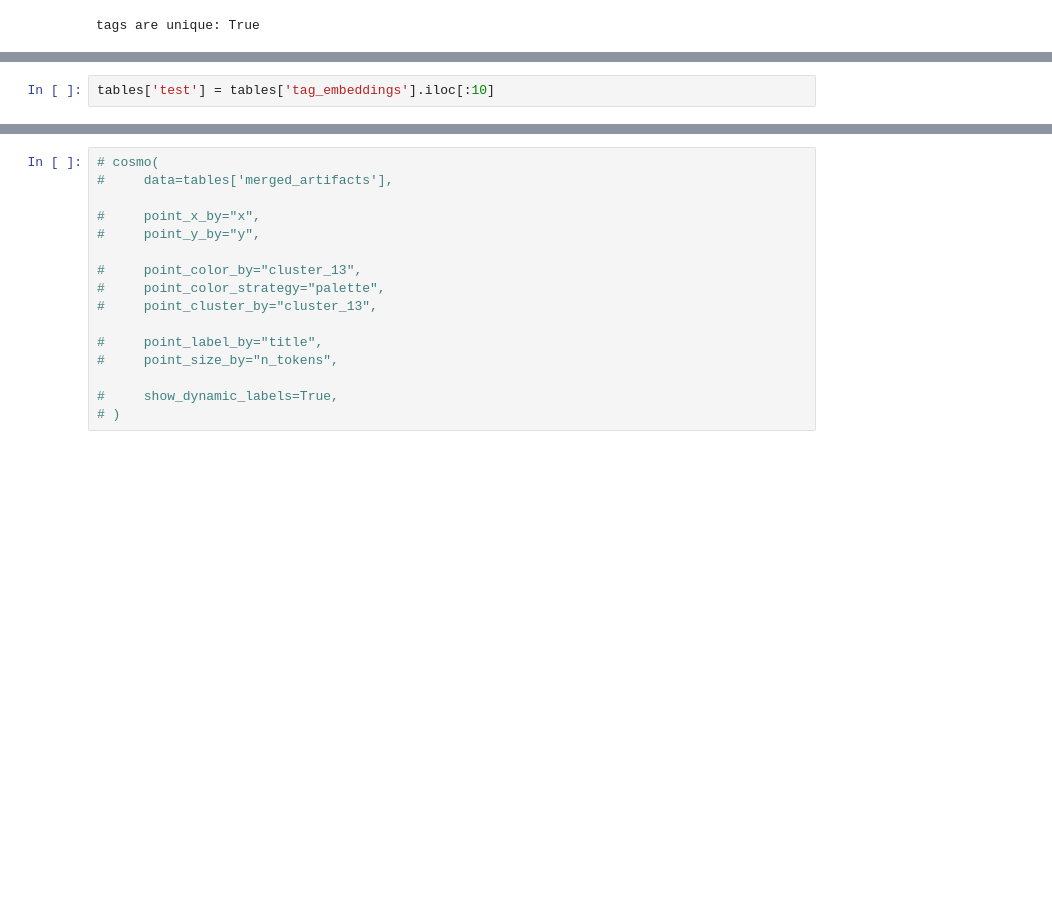
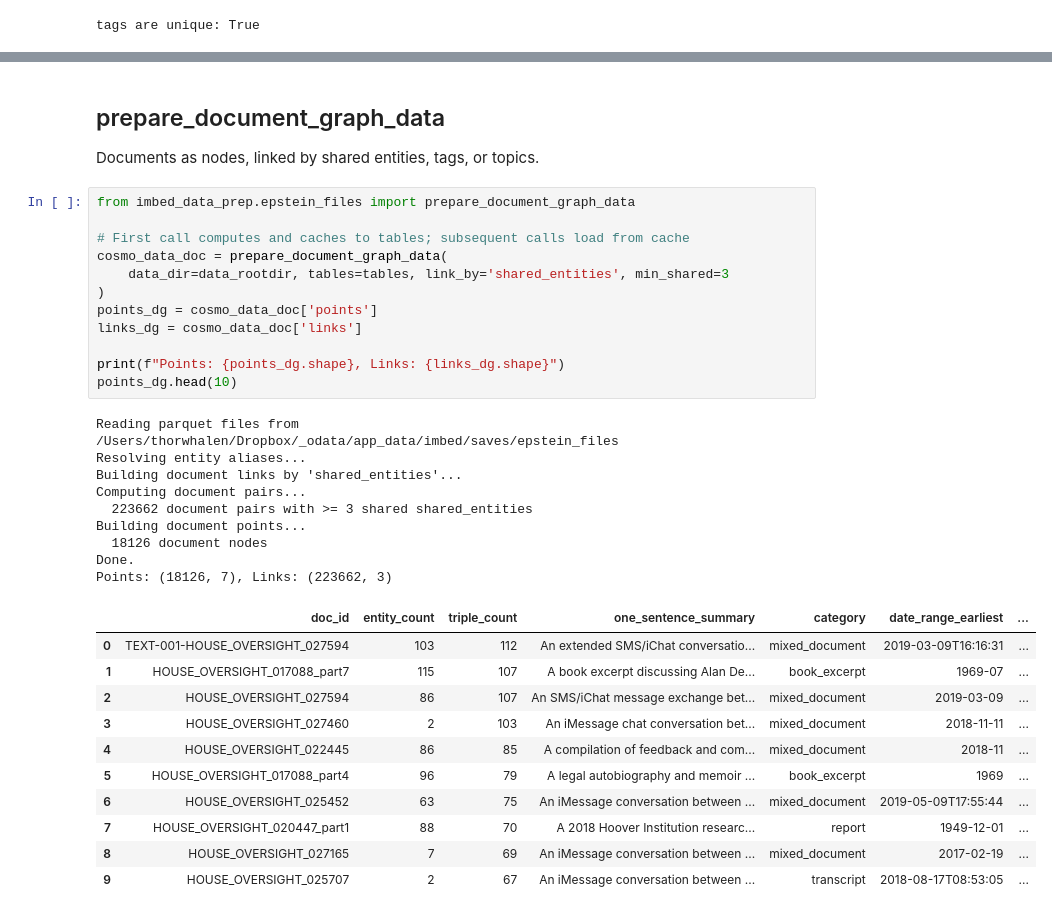
Before and after one commit to thorwhalen/imbed_data_prep, a Jupyter notebook: imbed_data_prep/epstein_files/epstein_files.ipynb, the cells around one changed output, grey strips where cells are left out. Saved outputs shown, nothing was run; the diff lists cells and outputs as text; blank space fills up the shorter version.

```diff
--- a/imbed_data_prep/epstein_files/epstein_files.ipynb
+++ b/imbed_data_prep/epstein_files/epstein_files.ipynb
@@ -198,2 +212,0 @@ len(tables['tag_embeddings'].iloc[0]['embedding'])
-# %%
-tables['test'] = tables['tag_embeddings'].iloc[:10]
@@ -398,19 +289,40 @@ cosmo(
 )
 # %% [output]
 Cosmograph(background_color=None, components_display_state_mode=None, focused_point_ring_color=None, hovered_p…
-# %%
-# cosmo(
-#     data=tables['merged_artifacts'],
-
-#     point_x_by="x",
-#     point_y_by="y",
-
-#     point_color_by="cluster_13",
-#     point_color_strategy="palette",
-#     point_cluster_by="cluster_13",
-
-#     point_label_by="title",
-#     point_size_by="n_tokens",
-
-#     show_dynamic_labels=True,
-# )
+# %% [markdown]
+## prepare_document_graph_data
+
+Documents as nodes, linked by shared entities, tags, or topics.
+# %%
+from imbed_data_prep.epstein_files import prepare_document_graph_data
+
+# First call computes and caches to tables; subsequent calls load from cache
+cosmo_data_doc = prepare_document_graph_data(
+    data_dir=data_rootdir, tables=tables, link_by='shared_entities', min_shared=3
+)
+points_dg = cosmo_data_doc['points']
+links_dg = cosmo_data_doc['links']
+
+print(f"Points: {points_dg.shape}, Links: {links_dg.shape}")
+points_dg.head(10)
+# %% [output]
+Reading parquet files from /Users/thorwhalen/Dropbox/_odata/app_data/imbed/saves/epstein_files
+Resolving entity aliases...
+Building document links by 'shared_entities'...
+Computing document pairs...
+  223662 document pairs with >= 3 shared shared_entities
+Building document points...
+  18126 document nodes
+Done.
+Points: (18126, 7), Links: (223662, 3)
+|  | doc_id | entity_count | triple_count | one_sentence_summary | category | date_range_earliest | ... |
+| 0 | TEXT-001-HOUSE_OVERSIGHT_027594 | 103 | 112 | An extended SMS/iChat conversatio... | mixed_document | 2019-03-09T16:16:31 | ... |
+| 1 | HOUSE_OVERSIGHT_017088_part7 | 115 | 107 | A book excerpt discussing Alan De... | book_excerpt | 1969-07 | ... |
+| 2 | HOUSE_OVERSIGHT_027594 | 86 | 107 | An SMS/iChat message exchange bet... | mixed_document | 2019-03-09 | ... |
+| 3 | HOUSE_OVERSIGHT_027460 | 2 | 103 | An iMessage chat conversation bet... | mixed_document | 2018-11-11 | ... |
+| 4 | HOUSE_OVERSIGHT_022445 | 86 | 85 | A compilation of feedback and com... | mixed_document | 2018-11 | ... |
+| 5 | HOUSE_OVERSIGHT_017088_part4 | 96 | 79 | A legal autobiography and memoir ... | book_excerpt | 1969 | ... |
+| 6 | HOUSE_OVERSIGHT_025452 | 63 | 75 | An iMessage conversation between ... | mixed_document | 2019-05-09T17:55:44 | ... |
+| 7 | HOUSE_OVERSIGHT_020447_part1 | 88 | 70 | A 2018 Hoover Institution researc... | report | 1949-12-01 | ... |
+| 8 | HOUSE_OVERSIGHT_027165 | 7 | 69 | An iMessage conversation between ... | mixed_document | 2017-02-19 | ... |
+| 9 | HOUSE_OVERSIGHT_025707 | 2 | 67 | An iMessage conversation between ... | transcript | 2018-08-17T08:53:05 | ... |
```
Also changed, not shown: parts of 32 cells of this notebook, 2 other files.
